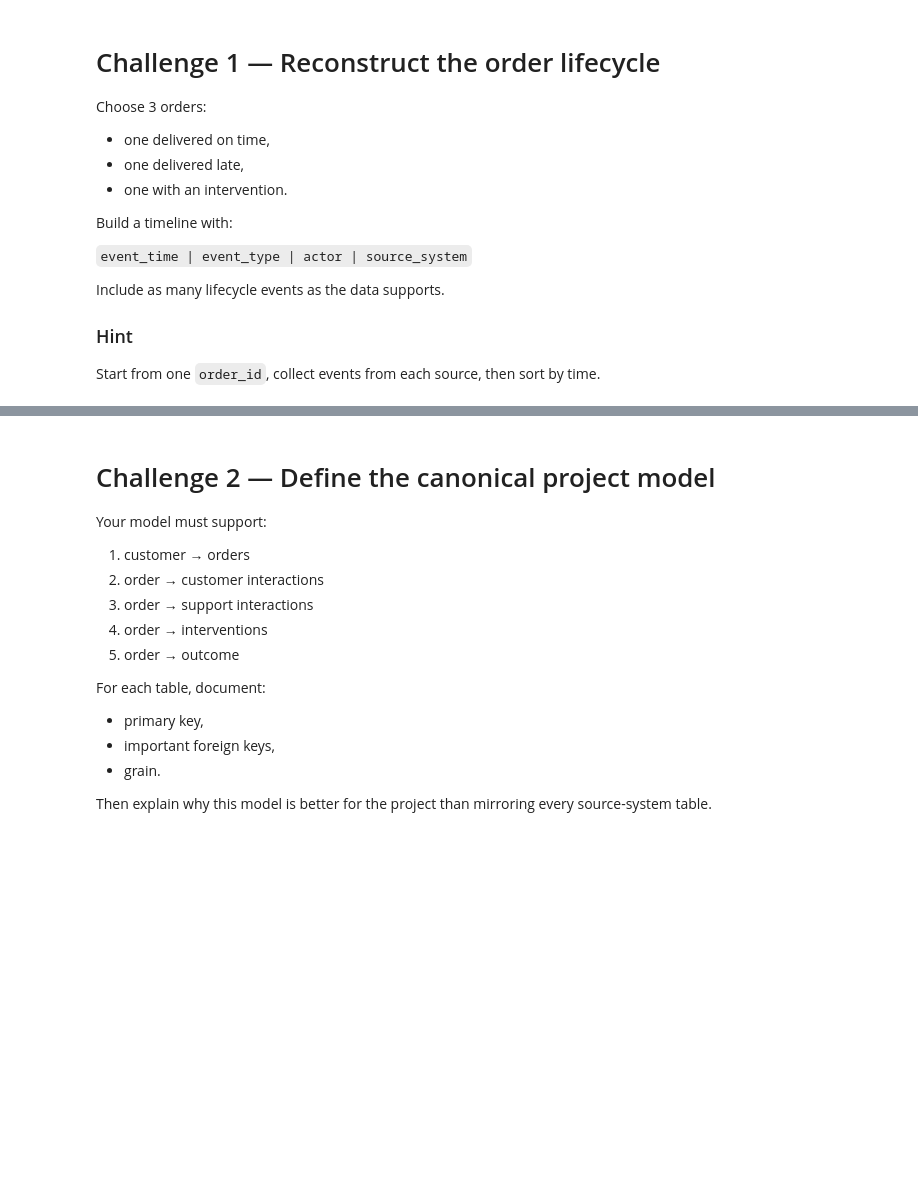
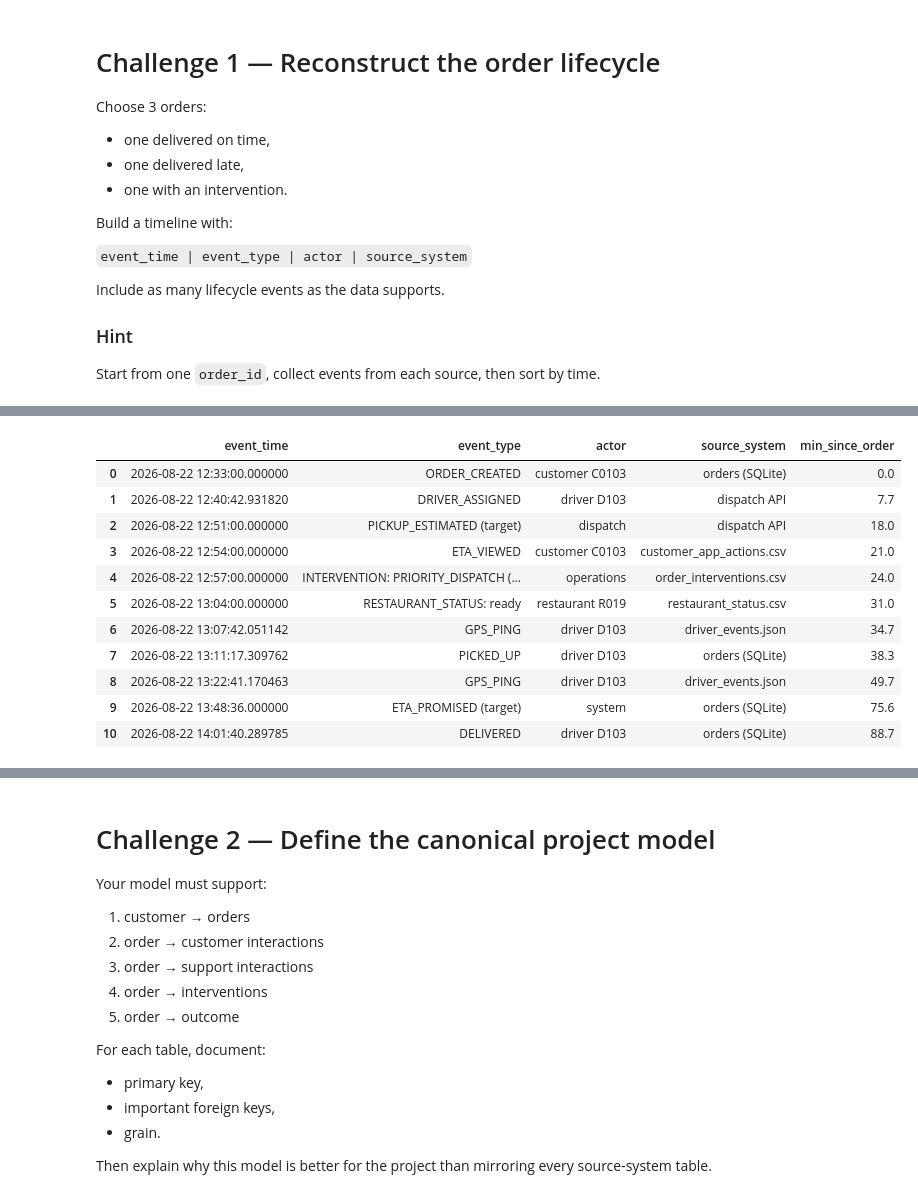
Before and after one commit to parthdagia05/divvyRebalancingWithMyIQ, a Jupyter notebook: flasheats-challenges/FlashEats_Class7_Challenge.ipynb, the cells around one changed output, grey strips where cells are left out. Cells and saved outputs as stored; diff of their text form; code cells hidden in the pictures; blank space fills up the shorter version.

```diff
--- a/flasheats-challenges/FlashEats_Class7_Challenge.ipynb
+++ b/flasheats-challenges/FlashEats_Class7_Challenge.ipynb
@@ -75,11 +75,69 @@ Include as many lifecycle events as the data supports.
 ### Hint
 Start from one `order_id`, collect events from each source, then sort by time.
 # %%
-base_orders=orders.drop_duplicates("order_id",keep="first")
-late_order=outcomes[outcomes.late_flag==1].order_id.iloc[0]
-on_time_order=outcomes[outcomes.late_flag==0].order_id.iloc[0]
-intervention_order=interventions.order_id.iloc[0]
-print("late",late_order,"on-time",on_time_order,"intervention",intervention_order)
+LATE_THRESHOLD_MIN = 10   # our KPI definition from Classes 5 and 6 (VP Ops to confirm)
 
-# TODO: build_order_timeline(order_id)
+base_orders = orders.drop_duplicates("order_id", keep="first").copy()
+
+# order_outcomes.late_flag uses ANY delay > 0 (843 "late" = the 56% rule).
+# We keep it for comparison but select examples with our > 10 min definition.
+outcomes["late_10"] = outcomes["delay_min"] > LATE_THRESHOLD_MIN
+print("late_flag (any delay):", int(outcomes["late_flag"].sum()),
+      "| late_10 (> 10 min):", int(outcomes["late_10"].sum()))
+
+ts = lambda s: pd.to_datetime(s, format="mixed", errors="coerce")
+driver_events = pd.DataFrame([{"driver_id": d["driver_id"], **e}
+                              for d in json.load(open(BASE / "data" / "driver_events.json")) for e in d["events"]])
+dispatch = pd.DataFrame([r for p in sorted((BASE / "student_output" / "raw_dispatch").glob("page_*.json"))
+                         for r in json.loads(p.read_text())["data"]])     # raw pages preserved in Class 5
+restaurant_status = pd.read_csv(BASE / "data" / "restaurant_status.csv").drop_duplicates()
+
+def build_order_timeline(order_id):
+    o = base_orders.loc[base_orders["order_id"] == order_id].iloc[0]
+    rows = [
+        (o["created_at"], "ORDER_CREATED", f"customer {o['customer_id']}", "orders (SQLite)"),
+        (o["promised_eta"], "ETA_PROMISED (target)", "system", "orders (SQLite)"),
+        (o["pickup_at"], "PICKED_UP", f"driver {o['driver_id']}", "orders (SQLite)"),
+        (o["actual_delivery_at"], "DELIVERED", f"driver {o['driver_id']}", "orders (SQLite)"),
+    ]
+    d = dispatch.loc[dispatch["order_id"] == order_id]
+    for _, r in d.iterrows():
+        rows.append((r["assigned_at"], "DRIVER_ASSIGNED", f"driver {r['original_driver_id']}", "dispatch API"))
+        rows.append((r["estimated_pickup_at"], "PICKUP_ESTIMATED (target)", "dispatch", "dispatch API"))
+        if pd.notna(r["reassigned_at"]):
+            rows.append((r["reassigned_at"], "DRIVER_REASSIGNED", f"driver {r['driver_id']}", "dispatch API"))
+    for _, r in restaurant_status.loc[restaurant_status["order_id"] == order_id].iterrows():
+        rows.append((r["last_updated_at"], f"RESTAURANT_STATUS: {r['status'].strip().lower()}", f"restaurant {r['restaurant_id']}", "restaurant_status.csv"))
+    for _, r in customer_actions.loc[customer_actions["order_id"] == order_id].iterrows():
+        rows.append((r["action_at"], r["action_type"], f"customer {r['customer_id']}", "customer_app_actions.csv"))
+    for _, r in tickets.loc[tickets["order_id"] == order_id].drop_duplicates("ticket_id").iterrows():
+        rows.append((r["created_at"], f"SUPPORT_TICKET: {r['category']}", "customer", "support_tickets.csv"))
+    for _, r in interventions.loc[interventions["order_id"] == order_id].iterrows():
+        rows.append((r["intervention_at"], f"INTERVENTION: {r['intervention_type']} ({r['reason']})", r["initiated_by"], "order_interventions.csv"))
+    pings = driver_events[(driver_events["order_id"] == order_id) & (driver_events["type"] == "gps_ping")]
+    for _, r in pings.iterrows():
+        rows.append((r["timestamp"], "GPS_PING", f"driver {r['driver_id']}", "driver_events.json"))
+    tl = pd.DataFrame(rows, columns=["event_time", "event_type", "actor", "source_system"])
+    tl["event_time"] = ts(tl["event_time"])
+    tl = tl.dropna(subset=["event_time"]).sort_values("event_time").reset_index(drop=True)
+    tl["min_since_order"] = ((tl["event_time"] - tl["event_time"].min()).dt.total_seconds() / 60).round(1)
+    return tl
+
+on_time_order = outcomes.loc[outcomes["outcome_bucket"].eq("delivered_on_time"), "order_id"].iloc[0]
+late_order = outcomes.loc[outcomes["late_10"] & ~outcomes["order_id"].isin(interventions["order_id"]), "order_id"].iloc[0]
+# an intervention order that is also late, to see whether the intervention came in time
+iv_late = interventions.merge(outcomes, on="order_id")
+intervention_order = iv_late.loc[iv_late["late_10"] & (iv_late["intervention_type"] != "CUSTOMER_CREDIT"), "order_id"].iloc[0]
+print("on-time", on_time_order, "| late", late_order, "| intervention", intervention_order)
+
+for label, oid in [("ON TIME", on_time_order), ("LATE", late_order), ("INTERVENTION + LATE", intervention_order)]:
+    delay = outcomes.set_index("order_id").loc[oid, "delay_min"]
+    print(f"\n=== {label}: {oid} (delay vs ETA: {delay:+.1f} min)")
+    display(build_order_timeline(oid))
+
+# Cross-source check found while building timelines: does dispatch confirm reassignment interventions?
+reassign_iv = interventions.loc[interventions["intervention_type"] == "DRIVER_REASSIGNMENT", "order_id"]
+dispatch_reassigned = dispatch.loc[dispatch["reassigned_at"].notna(), "order_id"]
+print(f"DRIVER_REASSIGNMENT interventions: {len(reassign_iv)} | dispatch reassigned_at set: {len(dispatch_reassigned)} "
+      f"| in both: {reassign_iv.isin(dispatch_reassigned).sum()}")
 # %% [output]
@@ -86,0 +170,12 @@ late O00001 on-time O00003 intervention O00781
+|  | event_time | event_type | actor | source_system | min_since_order |
+| 0 | 2026-08-22 12:33:00.000000 | ORDER_CREATED | customer C0103 | orders (SQLite) | 0.0 |
+| 1 | 2026-08-22 12:40:42.931820 | DRIVER_ASSIGNED | driver D103 | dispatch API | 7.7 |
+| 2 | 2026-08-22 12:51:00.000000 | PICKUP_ESTIMATED (target) | dispatch | dispatch API | 18.0 |
+| 3 | 2026-08-22 12:54:00.000000 | ETA_VIEWED | customer C0103 | customer_app_actions.csv | 21.0 |
+| 4 | 2026-08-22 12:57:00.000000 | INTERVENTION: PRIORITY_DISPATCH (... | operations | order_interventions.csv | 24.0 |
+| 5 | 2026-08-22 13:04:00.000000 | RESTAURANT_STATUS: ready | restaurant R019 | restaurant_status.csv | 31.0 |
+| 6 | 2026-08-22 13:07:42.051142 | GPS_PING | driver D103 | driver_events.json | 34.7 |
+| 7 | 2026-08-22 13:11:17.309762 | PICKED_UP | driver D103 | orders (SQLite) | 38.3 |
+| 8 | 2026-08-22 13:22:41.170463 | GPS_PING | driver D103 | driver_events.json | 49.7 |
+| 9 | 2026-08-22 13:48:36.000000 | ETA_PROMISED (target) | system | orders (SQLite) | 75.6 |
+| 10 | 2026-08-22 14:01:40.289785 | DELIVERED | driver D103 | orders (SQLite) | 88.7 |
```
Also changed, not shown: parts of 4 cells of this notebook.
